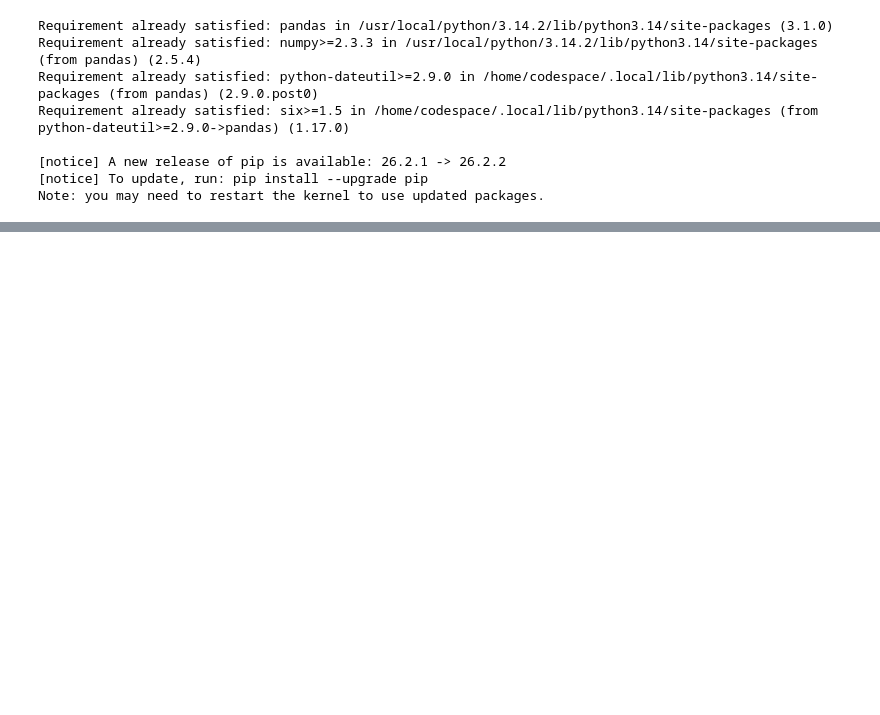
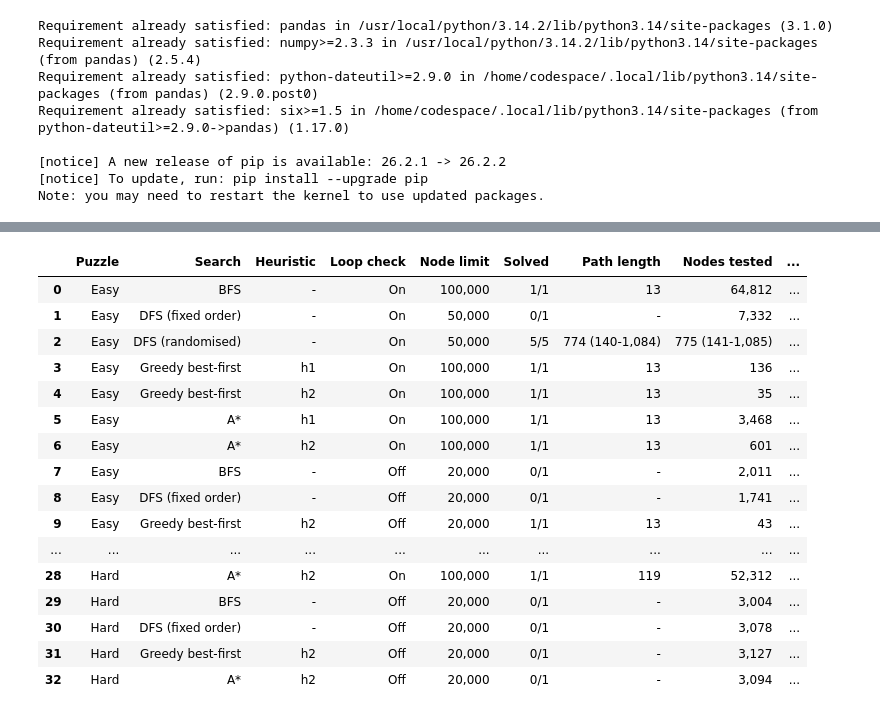
Before and after one commit to rjvb7424/AI-Robotics-Breif, a Jupyter notebook: Assignment_Part_1A_TrafficJam.ipynb, the cells around one changed output, grey strips where cells are left out. Saved outputs shown, nothing was run; the diff lists cells and outputs as text; code cells hidden in the pictures; blank space fills up the shorter version.

```diff
--- a/Assignment_Part_1A_TrafficJam.ipynb
+++ b/Assignment_Part_1A_TrafficJam.ipynb
@@ -616,0 +738,51 @@ Time taken = 0.2884 seconds
+# %%
+# Summarise the results of the search tests, combining repeated runs of the same configuration.
+def describe(values, decimals=0):
+    """One run: its value. Repeated runs: 'mean (min-max)'. No values: '-'."""
+    values = [float(v) for v in values if pd.notna(v)]
+    if not values:
+        return "-"
+    number = f"{{:,.{decimals}f}}"
+    if len(values) == 1:
+        return number.format(values[0])
+    mean = sum(values) / len(values)
+    return f"{number.format(mean)} ({number.format(min(values))}-{number.format(max(values))})"
+
+# One row per puzzle and search configuration (the 5 randomised DFS runs are combined)
+summary_rows = []
+for (puzzle_name, search_name, heuristic_label, loop_check), runs in test_results.groupby(
+        ["Puzzle", "Search", "Heuristic", "Loop check"], sort=False):
+    solved_runs = runs[runs["Result"] == "Solved"]
+    summary_rows.append({
+        "Puzzle": puzzle_name,
+        "Search": search_name,
+        "Heuristic": heuristic_label,
+        "Loop check": loop_check,
+        "Node limit": f"{runs['Node limit'].iloc[0]:,}",
+        "Solved": f"{len(solved_runs)}/{len(runs)}",
+        "Path length": describe(solved_runs["Path length"]),
+        "Nodes tested": describe(runs["Nodes tested"]),
+        "Nodes generated": describe(runs["Nodes generated"]),
+        "Time (s)": describe(runs["Time (s)"], decimals=2),
+    })
+# Display the summary of the search test results
+test_summary = pd.DataFrame(summary_rows)
+display(test_summary)
+# %% [output]
+|  | Puzzle | Search | Heuristic | Loop check | Node limit | Solved | Path length | Nodes tested | ... |
+| 0 | Easy | BFS | - | On | 100,000 | 1/1 | 13 | 64,812 | ... |
+| 1 | Easy | DFS (fixed order) | - | On | 50,000 | 0/1 | - | 7,332 | ... |
+| 2 | Easy | DFS (randomised) | - | On | 50,000 | 5/5 | 774 (140-1,084) | 775 (141-1,085) | ... |
+| 3 | Easy | Greedy best-first | h1 | On | 100,000 | 1/1 | 13 | 136 | ... |
+| 4 | Easy | Greedy best-first | h2 | On | 100,000 | 1/1 | 13 | 35 | ... |
+| 5 | Easy | A* | h1 | On | 100,000 | 1/1 | 13 | 3,468 | ... |
+| 6 | Easy | A* | h2 | On | 100,000 | 1/1 | 13 | 601 | ... |
+| 7 | Easy | BFS | - | Off | 20,000 | 0/1 | - | 2,011 | ... |
+| 8 | Easy | DFS (fixed order) | - | Off | 20,000 | 0/1 | - | 1,741 | ... |
+| 9 | Easy | Greedy best-first | h2 | Off | 20,000 | 1/1 | 13 | 43 | ... |
+| ... | ... | ... | ... | ... | ... | ... | ... | ... | ... |
+| 28 | Hard | A* | h2 | On | 100,000 | 1/1 | 119 | 52,312 | ... |
+| 29 | Hard | BFS | - | Off | 20,000 | 0/1 | - | 3,004 | ... |
+| 30 | Hard | DFS (fixed order) | - | Off | 20,000 | 0/1 | - | 3,078 | ... |
+| 31 | Hard | Greedy best-first | h2 | Off | 20,000 | 0/1 | - | 3,127 | ... |
+| 32 | Hard | A* | h2 | Off | 20,000 | 0/1 | - | 3,094 | ... |
```
Also changed, not shown: parts of 8 cells of this notebook, 1 other file.
